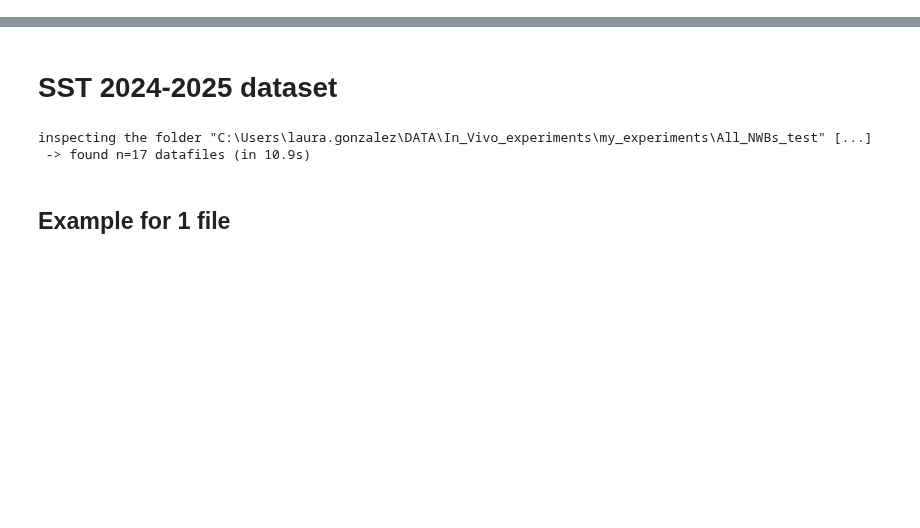
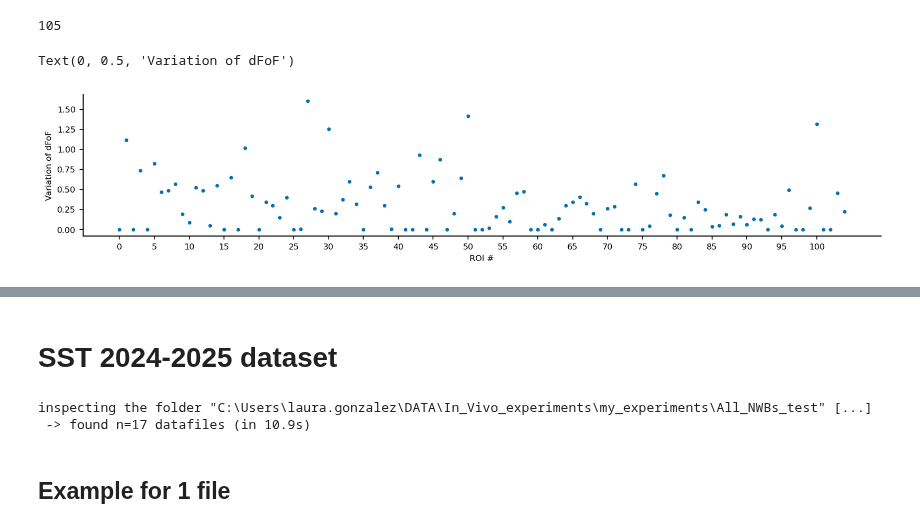
Before and after one commit to LauraGonzalez2000/physion, a Jupyter notebook: notebooks/personalized/variation_dFoF.ipynb, the cells around one changed output, grey strips where cells are left out. Saved outputs shown, nothing was run; the diff lists cells and outputs as text; code cells hidden in the pictures; blank space fills up the shorter version.

```diff
--- a/notebooks/personalized/variation_dFoF.ipynb
+++ b/notebooks/personalized/variation_dFoF.ipynb
@@ -36,0 +84,19 @@ def get_stats(all_diffs_act, all_diffs_rest):
+# %%
+diffs = []
+for i in range(len(episodes.dFoF[:,:,:].mean(axis=0))):
+    ini_val = episodes.dFoF[:,i,1000].mean(axis=0)
+    max_val = np.max(episodes.dFoF[:,i,[1000,3000]].mean(axis=0))
+    diff = max_val - ini_val
+    diffs.append(diff)
+
+print(len(diffs))
+
+fig, ax = pt.figure(figsize=(3.5, 3))
+plt.scatter(np.arange(0, len(diffs),1), diffs)
+plt.xticks(np.arange(0,len(diffs),5))
+plt.xlabel("ROI #")
+plt.ylabel("Variation of dFoF")
+# %% [output]
+105
+Text(0, 0.5, 'Variation of dFoF')
+[figure, added]
```
Also changed, not shown: parts of 17 cells of this notebook, 7 other files.
